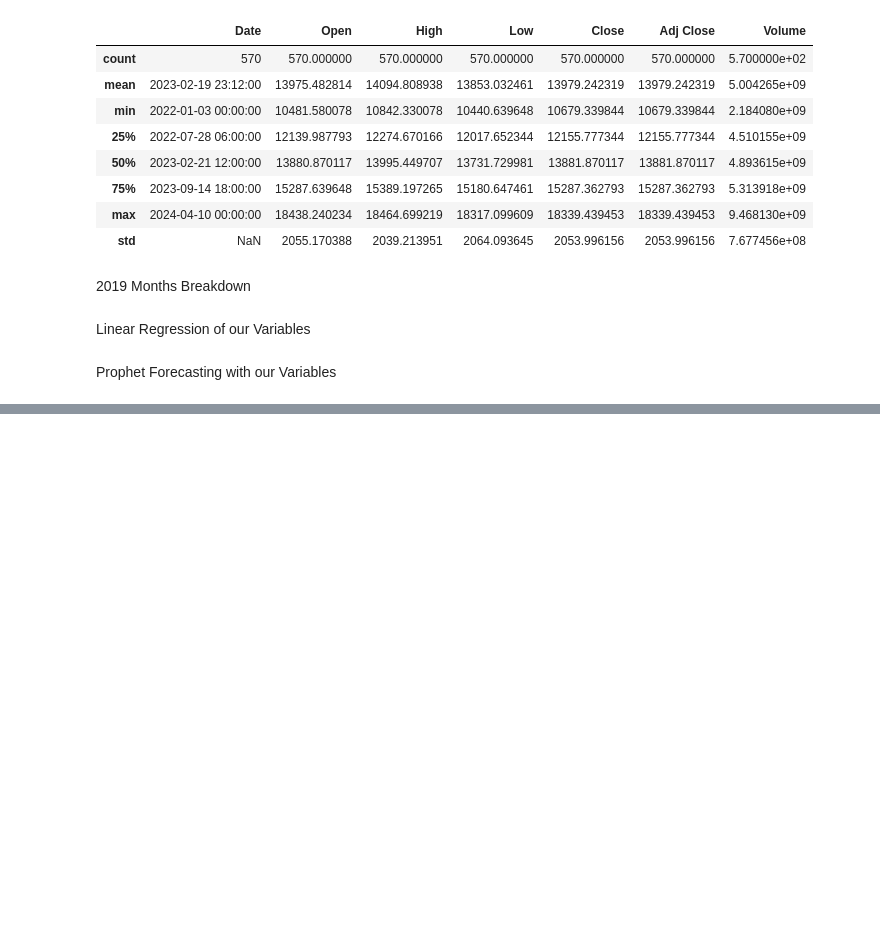
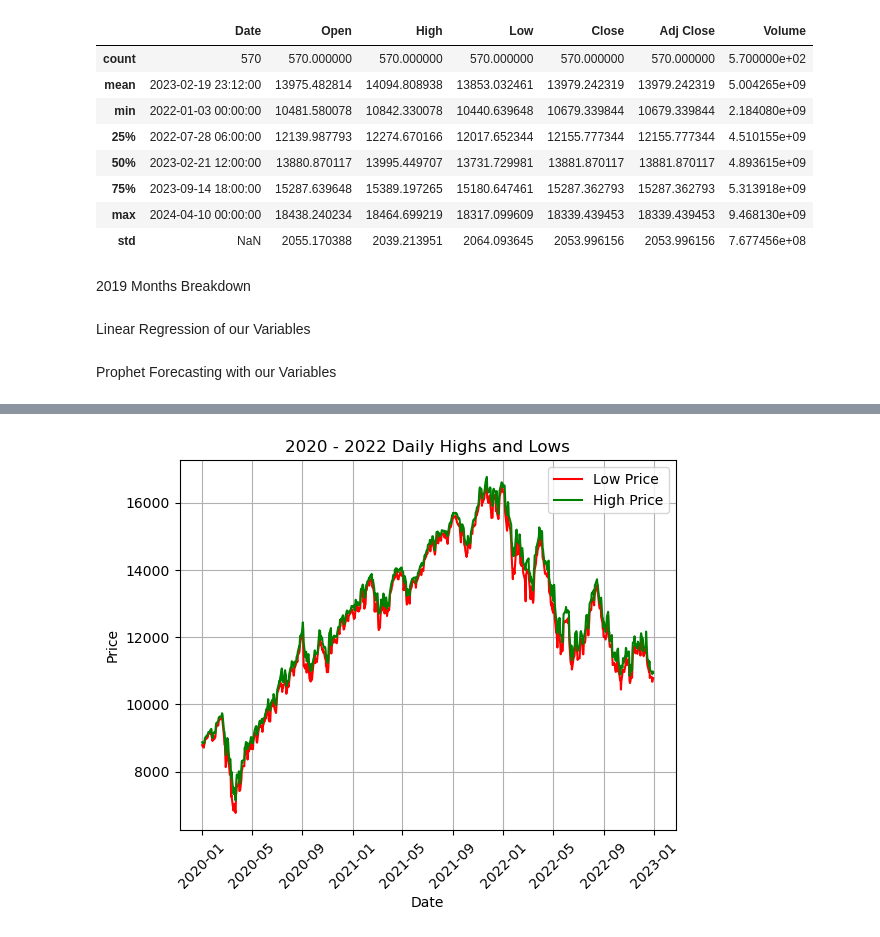
Before and after one commit to Ozkazanc1991/Project1, a Jupyter notebook: nasdaq_data_analysis_ryan_update_april_15.ipynb, the cells around one changed output, grey strips where cells are left out. Drawn from its saved outputs; the diff is of its cells as text; code cells hidden in the pictures; blank space fills up the shorter version.

```diff
--- a/nasdaq_data_analysis_ryan_update_april_15.ipynb
+++ b/nasdaq_data_analysis_ryan_update_april_15.ipynb
@@ -404,0 +358,13 @@ Prophet Forecasting with our Variables
+# %%
+#Plot of 2020 - 2022 High and Low Data
+plt.plot(ndx_2020_2022["Date"], ndx_2020_2022["Low"], color="Red", label="Low Price")
+plt.plot(ndx_2020_2022["Date"], ndx_2020_2022["High"], color="Green", label="High Price")
+plt.title("2020 - 2022 Daily Highs and Lows")
+plt.xlabel("Date")
+plt.ylabel("Price")
+plt.xticks(rotation=45)
+plt.grid(True)
+plt.legend()
+plt.show()
+# %% [output]
+[figure, added]
```
Also changed, not shown: parts of 5 cells of this notebook.
